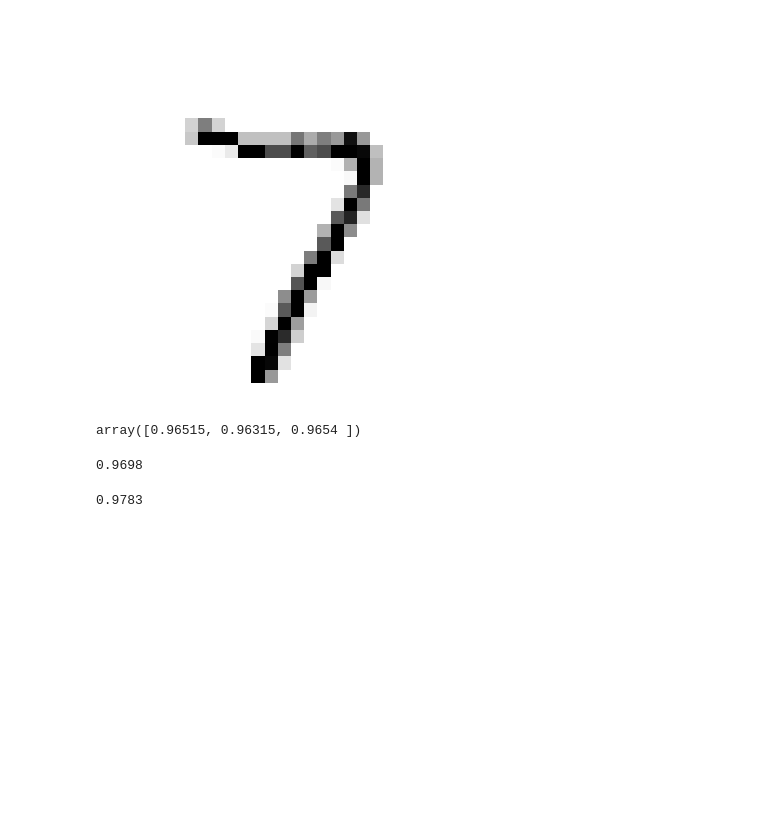
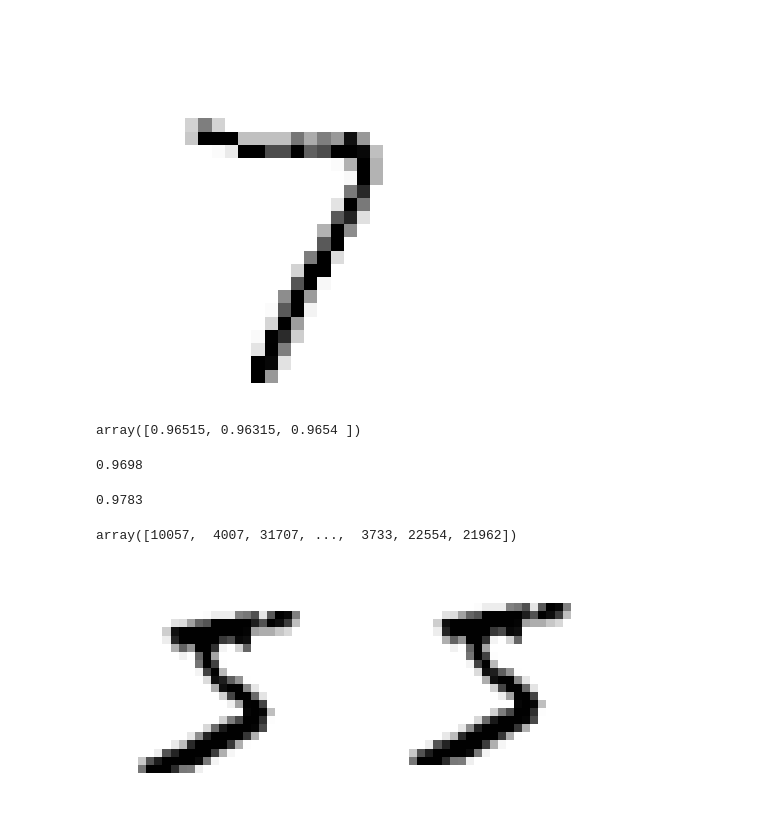
Before and after one commit to yt-one/ml-teach, a Jupyter notebook: 8_sklearn做分类.ipynb, the cells around one changed output. Cells and saved outputs as stored; diff of their text form; code cells hidden in the pictures; blank space fills up the shorter version.

```diff
--- a/8_sklearn做分类.ipynb
+++ b/8_sklearn做分类.ipynb
@@ -747,3 +754,28 @@ from scipy.ndimage import shift as scipy_img_shift
 print(accuracy_score(forest_clf.predict(X_test), y_test))
 # %% [output]
 0.9783
+# %%
+# 两个打乱训练集的思路
+
+luanxu = np.random.permutation(len(X_train))
+
+X_train[luanxu]
+y_train[luanxu]
+
+from sklearn.utils import shuffle
+# %% [output]
+array([10057,  4007, 31707, ...,  3733, 22554, 21962])
+# %%
+# 把两张改变后的图，放到两个子图里，直接对比
+# plt.subplot(子图有多少行，子图有多少列，第几个子图）
+#  plot的代码 就会画在上一行指定的子图上
+
+# plt.subplot(子图有多少行，子图有多少列，下一个子图）
+# plot的代码 就会画在上一行指定的子图上
+plt.subplot(1, 2, 1)
+plot_digit(X_train[0])
+plt.subplot(1, 2, 2)
+img_after_shift = scipy_img_shift(X_train[0].reshape(28, 28), shift=[-1,0])
+plot_digit(img_after_shift)
+# %% [output]
+[figure, added]
```
Also changed, not shown: parts of 12 cells of this notebook, 1 other file.
